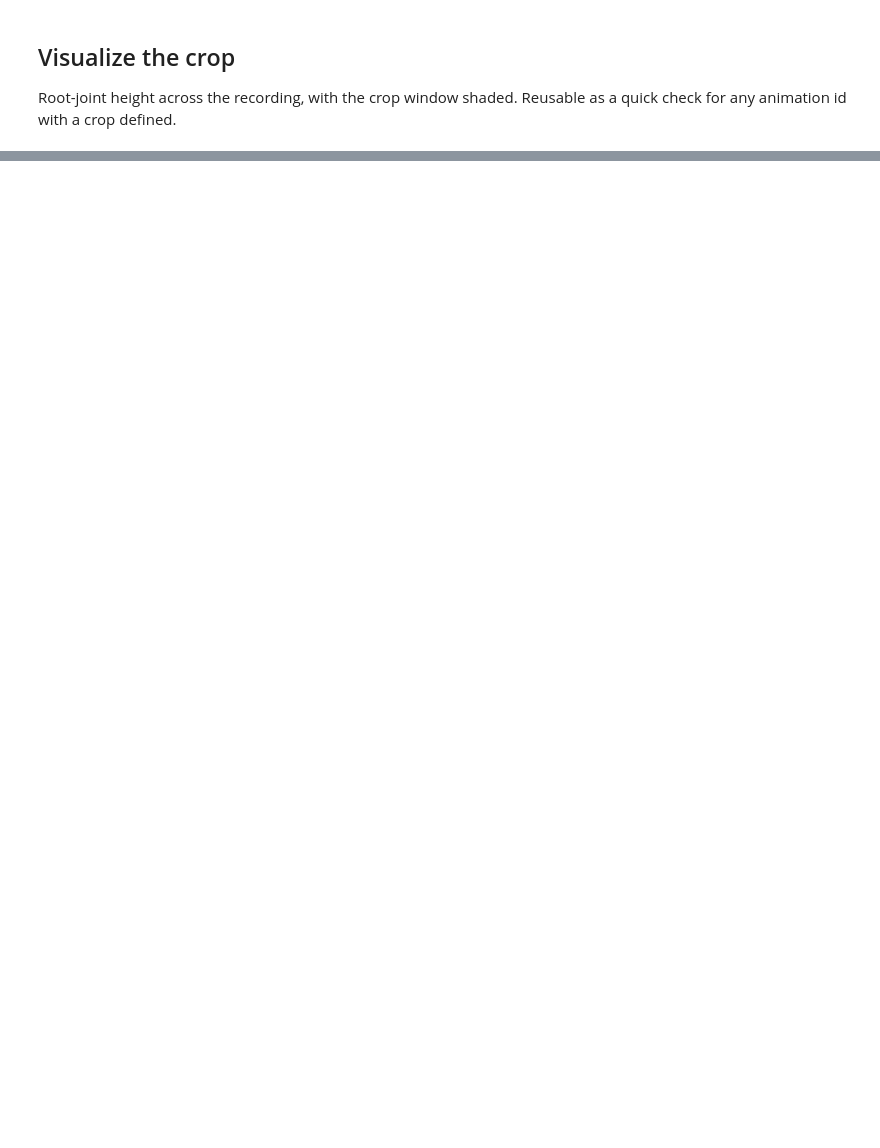
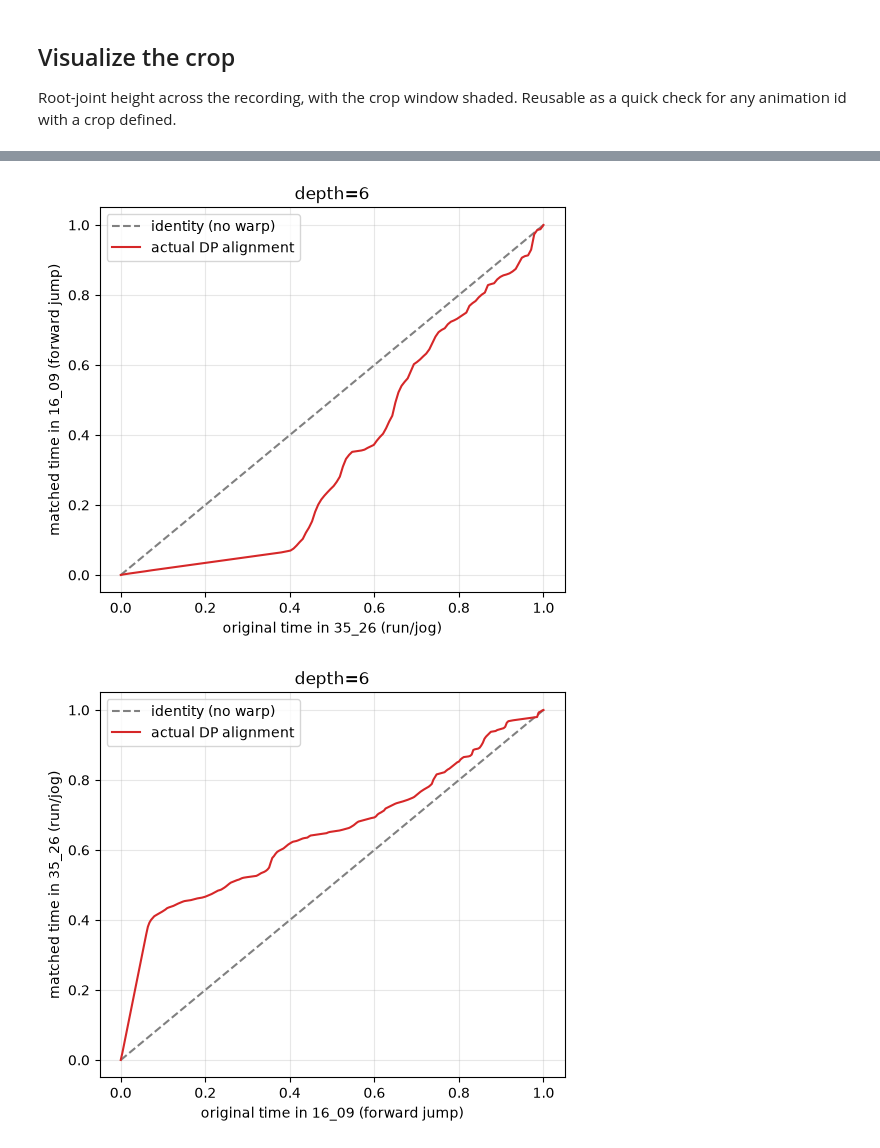
Before and after one commit to theaboge/Project, a Jupyter notebook: notebooks/explore.ipynb, the cells around one changed output, grey strips where cells are left out. Cells and saved outputs as stored; diff of their text form; code cells hidden in the pictures; blank space fills up the shorter version.

```diff
--- a/notebooks/explore.ipynb
+++ b/notebooks/explore.ipynb
@@ -87,0 +79,29 @@ plt.show()
+# %%
+def plot_dp_alignment(id_a, id_b, depth=6):
+    a = load_curve(id_a, *paths_for(id_a))
+    b = load_curve(id_b, *paths_for(id_b))
+
+    I0 = np.linspace(0, 1, a.shape[1])
+    I1 = np.linspace(0, 1, b.shape[1])
+    q0 = tf.skew_to_vector(tf.SRVT(a, I0))
+    q1 = tf.skew_to_vector(tf.SRVT(b, I1))
+
+    I1_new = dd.find_optimal_diffeomorphism(q0, q1, I0, I1, depth=depth)
+
+    fig, ax = plt.subplots(figsize=(6, 5))
+    ax.plot(I1, I1, "--", color="gray", label="identity (no warp)")
+    ax.plot(I1, I1_new, color="tab:red", label="actual DP alignment")
+    ax.set_xlabel(f"original time in {ANIMATIONS[id_b]['file']} ({ANIMATIONS[id_b]['label']})")
+    ax.set_ylabel(f"matched time in {ANIMATIONS[id_a]['file']} ({ANIMATIONS[id_a]['label']})")
+    ax.set_title(f"depth={depth}")
+    ax.legend()
+    ax.grid(alpha=0.3)
+    plt.show()
+# %%
+# 16_09 forward_jump vs 35_26 run/jog
+# Both directions, to see the asymmetry directly.
+plot_dp_alignment(18, 4, depth=6)   # warp 35_26 onto 16_09
+plot_dp_alignment(4, 18, depth=6)   # warp 16_09 onto 35_26 (the cheap direction)
+# %% [output]
+[figure, added]
+[figure, added]
```
Also changed, not shown: parts of 16 cells of this notebook, 49 other files.
